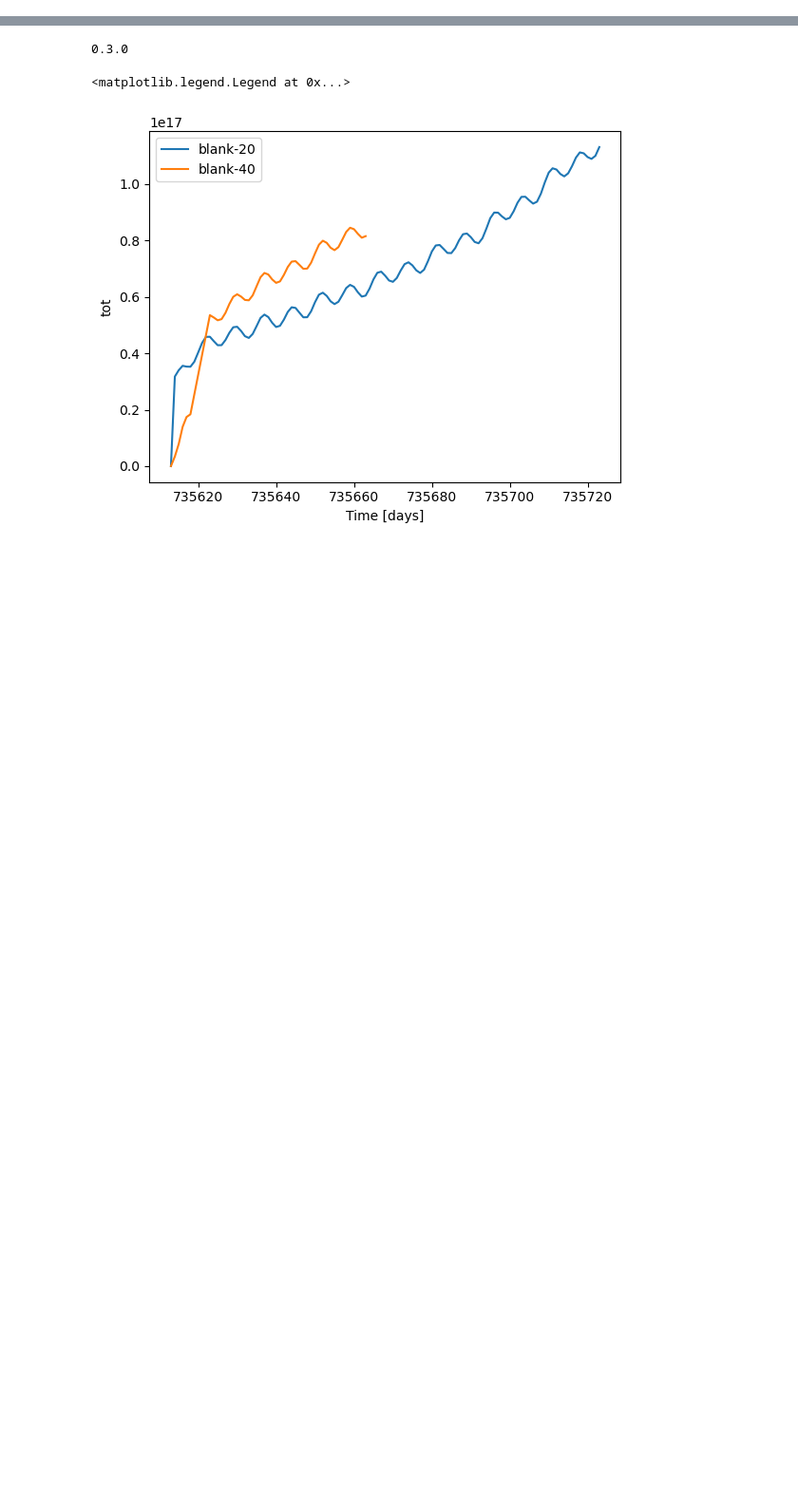
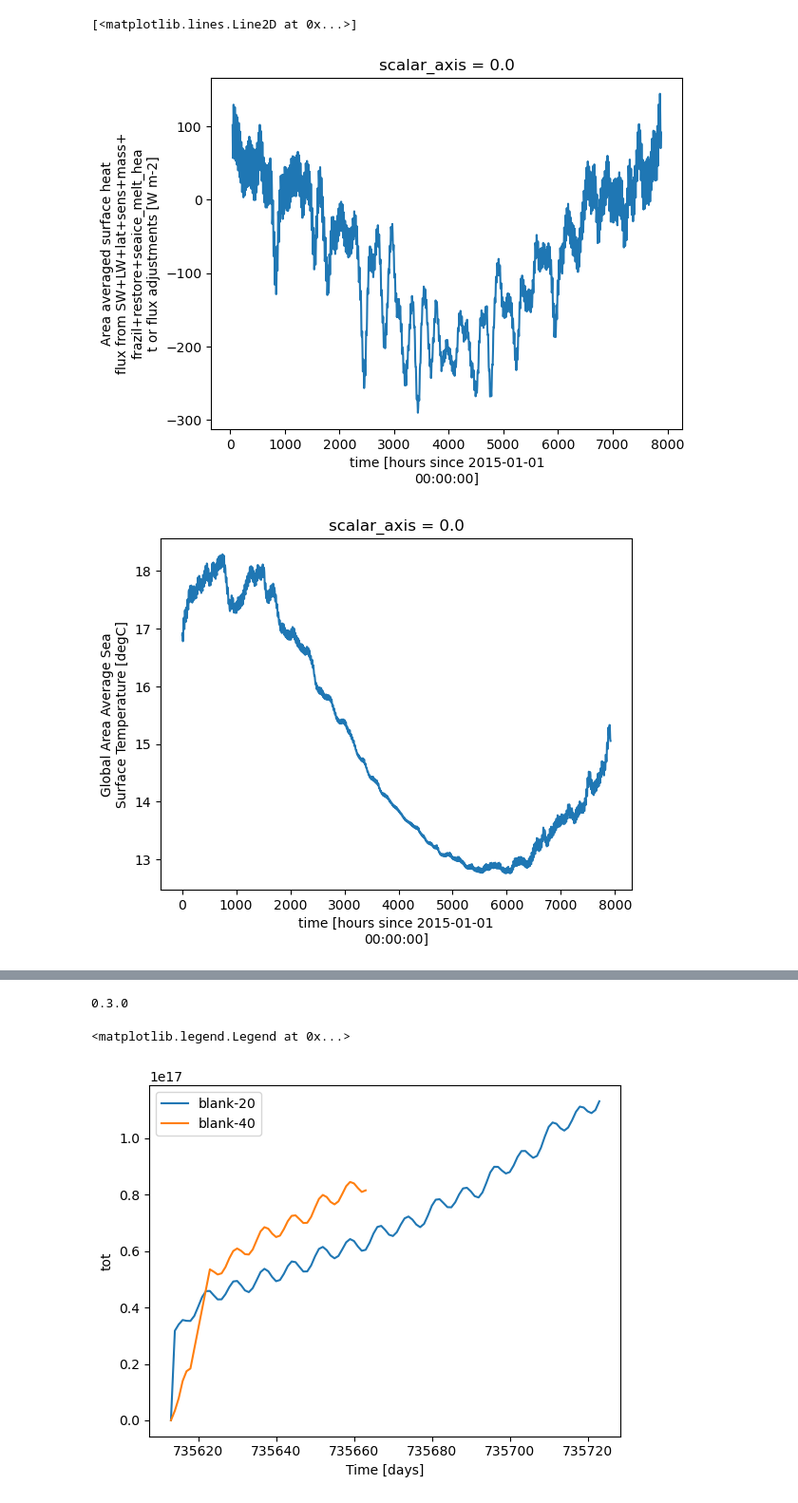
Before and after one commit to ashjbarnes/tasman-tides, a Jupyter notebook: notebooks/analysis/plot_spinup.ipynb, the cells around one changed output, grey strips where cells are left out. Shown at 95% size. Saved outputs shown, nothing was run; the diff lists cells and outputs as text; code cells hidden in the pictures; blank space fills up the shorter version.

```diff
--- a/notebooks/analysis/plot_spinup.ipynb
+++ b/notebooks/analysis/plot_spinup.ipynb
@@ -48,0 +116,14 @@ for i in expts:
+# %%
+surface_flux = xr.open_mfdataset(
+    [str(j) for j in (Path("/g/data/nm03/ab8992/outputs") / i).glob("output*/surface.nc")],decode_times = False
+)[["net_heat_surface_ga","sst_global"]]
+
+
+smoothed_flux = surface_flux.net_heat_surface_ga.rolling(time=14, center=True).mean()
+smoothed_flux.plot()
+plt.figure()
+surface_flux.sst_global.plot()
+# %% [output]
+[<matplotlib.lines.Line2D at 0x...>]
+[figure, added]
+[figure, added]
```
Also changed, not shown: parts of 10 cells of this notebook, 15 other files.
